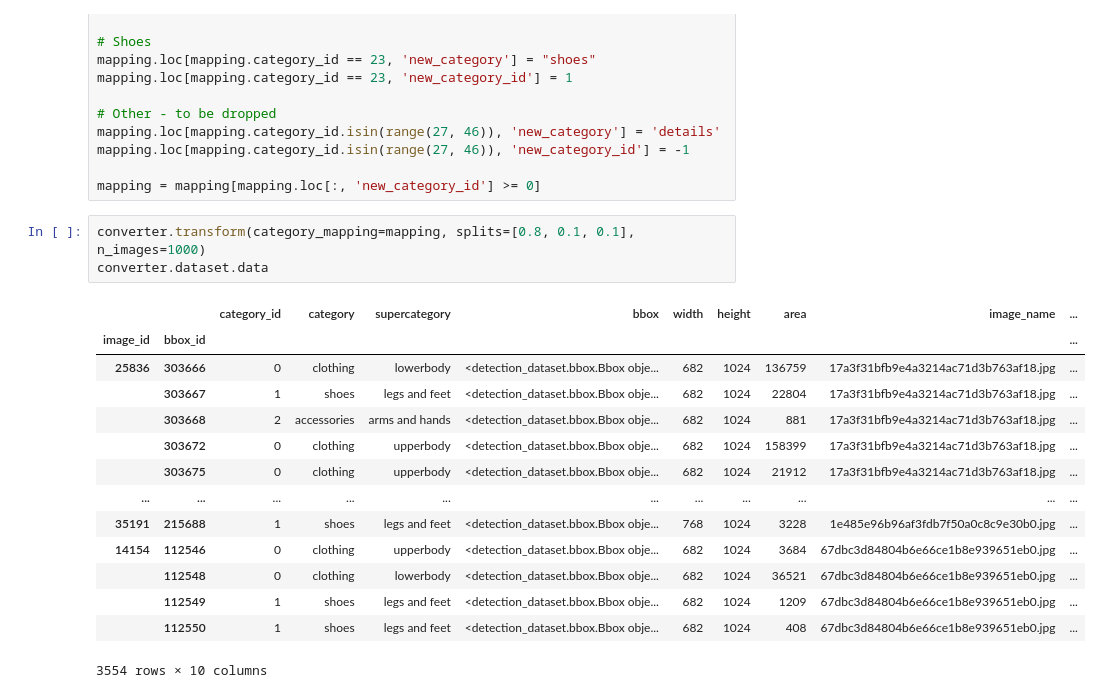
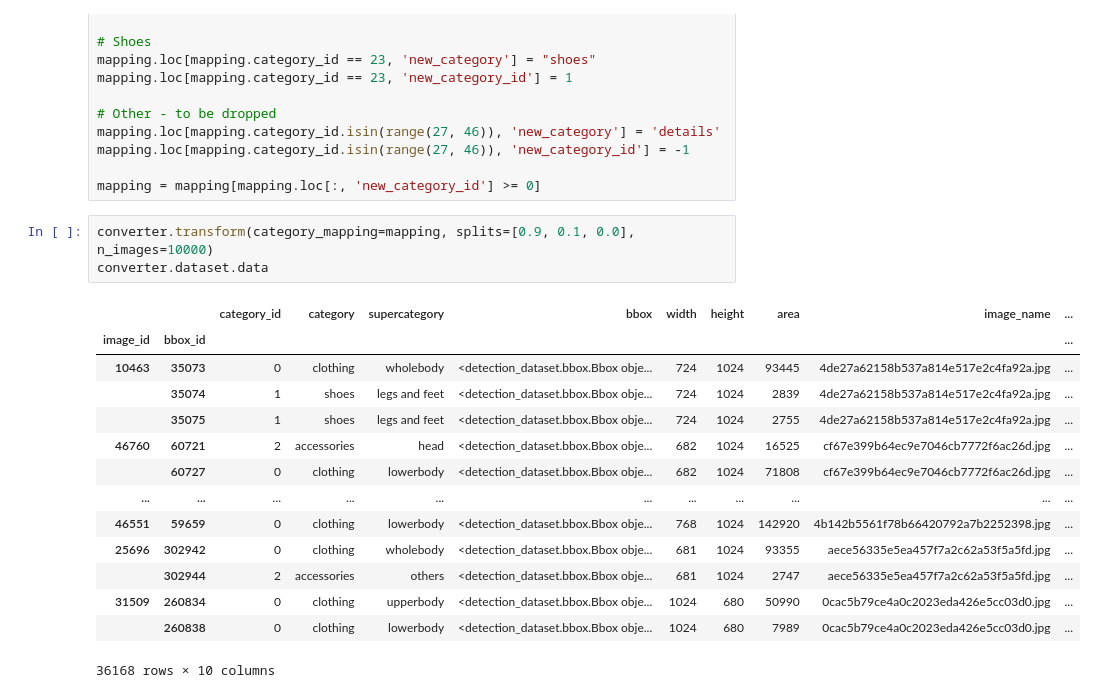
Before and after one commit to blinjrm/detection-datasets, a Jupyter notebook: notebooks/factory_wandb_upload.ipynb, the cells around one changed output. Saved outputs shown, nothing was run; the diff lists cells and outputs as text.

```diff
--- a/notebooks/factory_wandb_upload.ipynb
+++ b/notebooks/factory_wandb_upload.ipynb
@@ -93,23 +93,23 @@ mapping.loc[mapping.category_id.isin(range(27, 46)), 'new_category_id'] = -1
 
 mapping = mapping[mapping.loc[:, 'new_category_id'] >= 0]
 # %%
-converter.transform(category_mapping=mapping, splits=[0.8, 0.1, 0.1], n_images=1000)
+converter.transform(category_mapping=mapping, splits=[0.9, 0.1, 0.0], n_images=10000)
 converter.dataset.data
 # %% [output]
 |  |  | category_id | category | supercategory | bbox | width | height | area | image_name | ... |
 | image_id | bbox_id |  |  |  |  |  |  |  |  | ... |
-| 25836 | 303666 | 0 | clothing | lowerbody | <detection_dataset.bbox.Bbox obje... | 682 | 1024 | 136759 | 17a3f31bfb9e4a3214ac71d3b763af18.jpg | ... |
-|  | 303667 | 1 | shoes | legs and feet | <detection_dataset.bbox.Bbox obje... | 682 | 1024 | 22804 | 17a3f31bfb9e4a3214ac71d3b763af18.jpg | ... |
-|  | 303668 | 2 | accessories | arms and hands | <detection_dataset.bbox.Bbox obje... | 682 | 1024 | 881 | 17a3f31bfb9e4a3214ac71d3b763af18.jpg | ... |
-|  | 303672 | 0 | clothing | upperbody | <detection_dataset.bbox.Bbox obje... | 682 | 1024 | 158399 | 17a3f31bfb9e4a3214ac71d3b763af18.jpg | ... |
-|  | 303675 | 0 | clothing | upperbody | <detection_dataset.bbox.Bbox obje... | 682 | 1024 | 21912 | 17a3f31bfb9e4a3214ac71d3b763af18.jpg | ... |
+| 10463 | 35073 | 0 | clothing | wholebody | <detection_dataset.bbox.Bbox obje... | 724 | 1024 | 93445 | 4de27a62158b537a814e517e2c4fa92a.jpg | ... |
+|  | 35074 | 1 | shoes | legs and feet | <detection_dataset.bbox.Bbox obje... | 724 | 1024 | 2839 | 4de27a62158b537a814e517e2c4fa92a.jpg | ... |
+|  | 35075 | 1 | shoes | legs and feet | <detection_dataset.bbox.Bbox obje... | 724 | 1024 | 2755 | 4de27a62158b537a814e517e2c4fa92a.jpg | ... |
+| 46760 | 60721 | 2 | accessories | head | <detection_dataset.bbox.Bbox obje... | 682 | 1024 | 16525 | cf67e399b64ec9e7046cb7772f6ac26d.jpg | ... |
+|  | 60727 | 0 | clothing | lowerbody | <detection_dataset.bbox.Bbox obje... | 682 | 1024 | 71808 | cf67e399b64ec9e7046cb7772f6ac26d.jpg | ... |
 | ... | ... | ... | ... | ... | ... | ... | ... | ... | ... | ... |
-| 35191 | 215688 | 1 | shoes | legs and feet | <detection_dataset.bbox.Bbox obje... | 768 | 1024 | 3228 | 1e485e96b96af3fdb7f50a0c8c9e30b0.jpg | ... |
-| 14154 | 112546 | 0 | clothing | upperbody | <detection_dataset.bbox.Bbox obje... | 682 | 1024 | 3684 | 67dbc3d84804b6e66ce1b8e939651eb0.jpg | ... |
-|  | 112548 | 0 | clothing | lowerbody | <detection_dataset.bbox.Bbox obje... | 682 | 1024 | 36521 | 67dbc3d84804b6e66ce1b8e939651eb0.jpg | ... |
-|  | 112549 | 1 | shoes | legs and feet | <detection_dataset.bbox.Bbox obje... | 682 | 1024 | 1209 | 67dbc3d84804b6e66ce1b8e939651eb0.jpg | ... |
-|  | 112550 | 1 | shoes | legs and feet | <detection_dataset.bbox.Bbox obje... | 682 | 1024 | 408 | 67dbc3d84804b6e66ce1b8e939651eb0.jpg | ... |
+| 46551 | 59659 | 0 | clothing | lowerbody | <detection_dataset.bbox.Bbox obje... | 768 | 1024 | 142920 | 4b142b5561f78b66420792a7b2252398.jpg | ... |
+| 25696 | 302942 | 0 | clothing | wholebody | <detection_dataset.bbox.Bbox obje... | 681 | 1024 | 93355 | aece56335e5ea457f7a2c62a53f5a5fd.jpg | ... |
+|  | 302944 | 2 | accessories | others | <detection_dataset.bbox.Bbox obje... | 681 | 1024 | 2747 | aece56335e5ea457f7a2c62a53f5a5fd.jpg | ... |
+| 31509 | 260834 | 0 | clothing | upperbody | <detection_dataset.bbox.Bbox obje... | 1024 | 680 | 50990 | 0cac5b79ce4a0c2023eda426e5cc03d0.jpg | ... |
+|  | 260838 | 0 | clothing | lowerbody | <detection_dataset.bbox.Bbox obje... | 1024 | 680 | 7989 | 0cac5b79ce4a0c2023eda426e5cc03d0.jpg | ... |
-3554 rows × 10 columns
+36168 rows × 10 columns
 # %%
 write_config = {
     'dataset_format': 'yolo',
```
Also changed, not shown: parts of 3 cells of this notebook, 1 other file.
